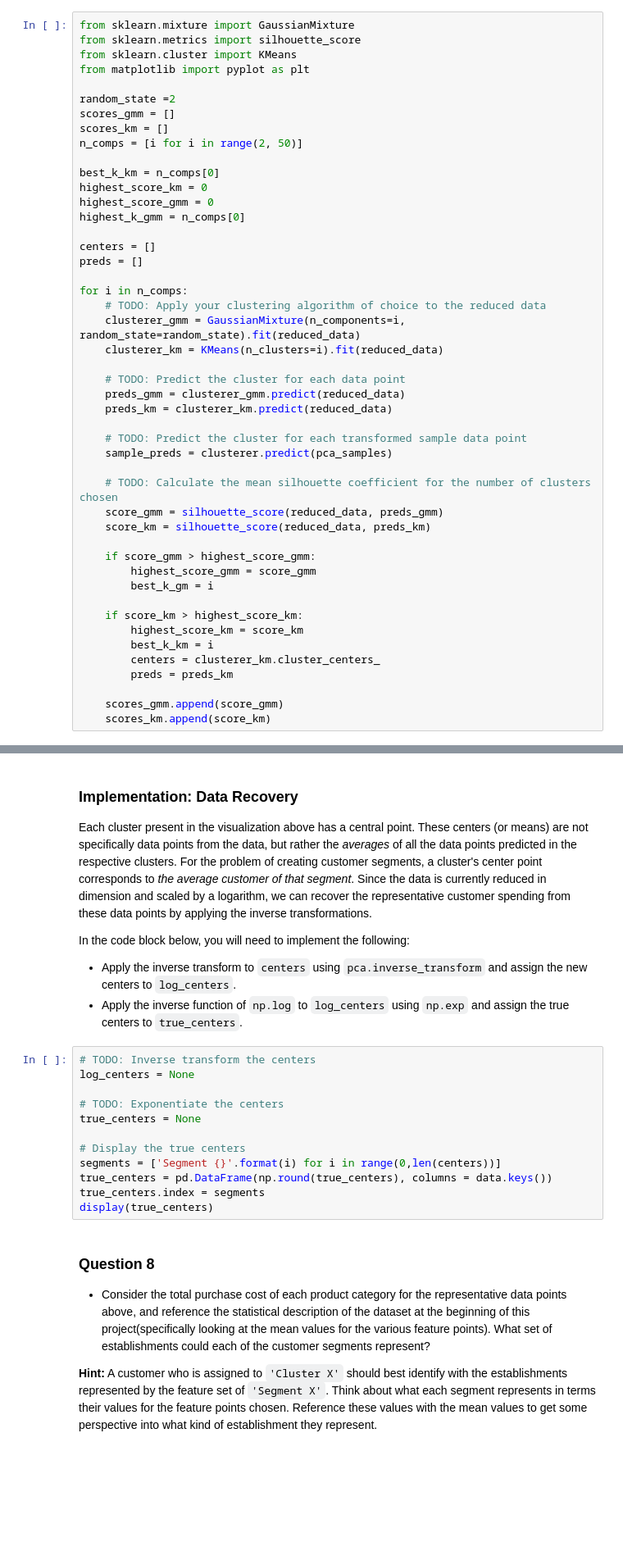
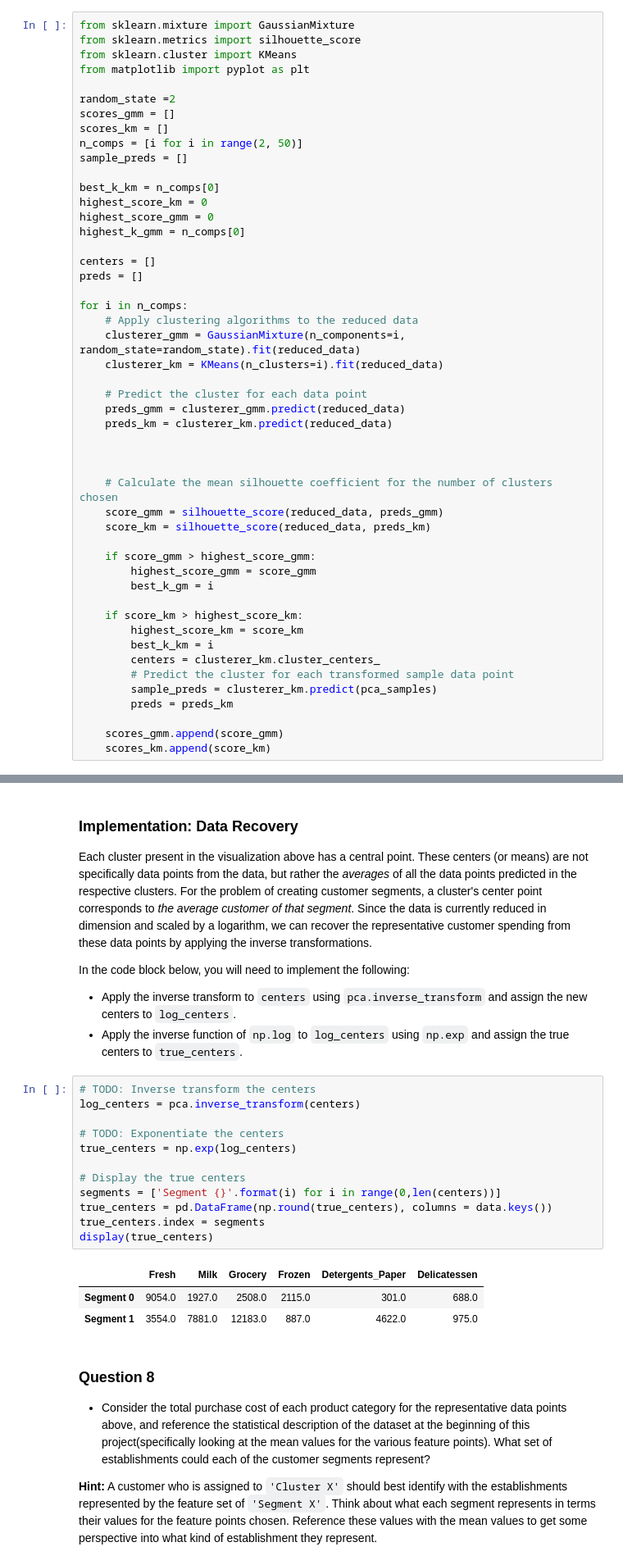
Before and after one commit to roj4s/udacitys_customer_segments, a Jupyter notebook: customer_segments.ipynb, the cells around one changed output, grey strips where cells are left out. Shown: that part at 82% size. Saved outputs shown, nothing was run; the diff lists cells and outputs as text; blank space fills up the shorter version.

```diff
--- a/customer_segments.ipynb
+++ b/customer_segments.ipynb
@@ -503,6 +503,7 @@ random_state =2
 scores_gmm = []
 scores_km = []
 n_comps = [i for i in range(2, 50)]
+sample_preds = []
 
 best_k_km = n_comps[0]
 highest_score_km = 0
@@ -513,18 +514,17 @@ centers = []
 preds = []
 
 for i in n_comps:
-    # TODO: Apply your clustering algorithm of choice to the reduced data
+    # Apply clustering algorithms to the reduced data
     clusterer_gmm = GaussianMixture(n_components=i, random_state=random_state).fit(reduced_data)
     clusterer_km = KMeans(n_clusters=i).fit(reduced_data)
 
-    # TODO: Predict the cluster for each data point
+    # Predict the cluster for each data point
     preds_gmm = clusterer_gmm.predict(reduced_data)
     preds_km = clusterer_km.predict(reduced_data)
 
-    # TODO: Predict the cluster for each transformed sample data point
-    sample_preds = clusterer.predict(pca_samples)
 
-    # TODO: Calculate the mean silhouette coefficient for the number of clusters chosen
+
+    # Calculate the mean silhouette coefficient for the number of clusters chosen
     score_gmm = silhouette_score(reduced_data, preds_gmm)
     score_km = silhouette_score(reduced_data, preds_km)
 
@@ -536,6 +536,8 @@ for i in n_comps:
         highest_score_km = score_km
         best_k_km = i
         centers = clusterer_km.cluster_centers_
+        # Predict the cluster for each transformed sample data point
+        sample_preds = clusterer_km.predict(pca_samples)
         preds = preds_km
 
     scores_gmm.append(score_gmm)
@@ -575,16 +577,20 @@ In the code block below, you will need to implement the following:
  - Apply the inverse function of `np.log` to `log_centers` using `np.exp` and assign the true centers to `true_centers`.
 # %%
 # TODO: Inverse transform the centers
-log_centers = None
+log_centers = pca.inverse_transform(centers)
 
 # TODO: Exponentiate the centers
-true_centers = None
+true_centers = np.exp(log_centers)
 
 # Display the true centers
 segments = ['Segment {}'.format(i) for i in range(0,len(centers))]
 true_centers = pd.DataFrame(np.round(true_centers), columns = data.keys())
 true_centers.index = segments
 display(true_centers)
+# %% [output]
+|  | Fresh | Milk | Grocery | Frozen | Detergents_Paper | Delicatessen |
+| Segment 0 | 9054.0 | 1927.0 | 2508.0 | 2115.0 | 301.0 | 688.0 |
+| Segment 1 | 3554.0 | 7881.0 | 12183.0 | 887.0 | 4622.0 | 975.0 |
 # %% [markdown]
 ### Question 8
 
```
Also changed, not shown: parts of 13 cells of this notebook, 1 other file.
